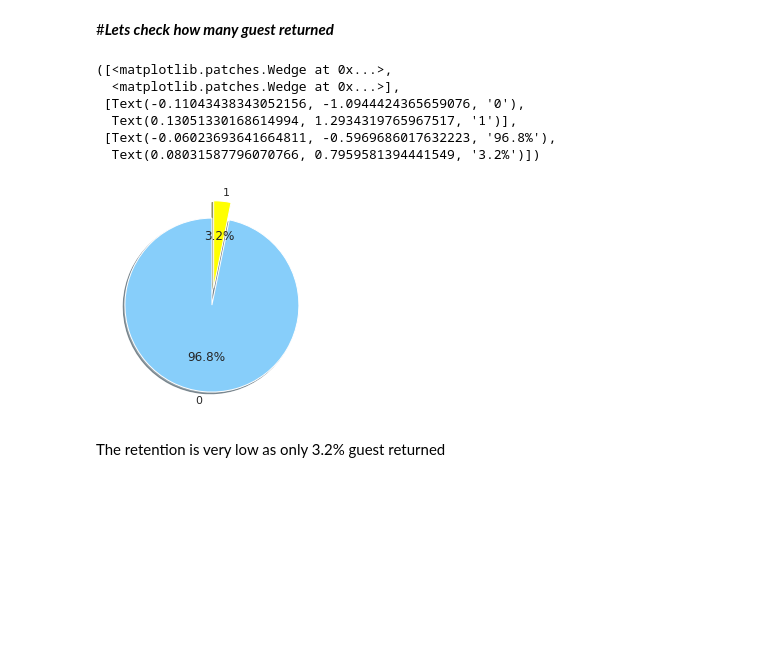
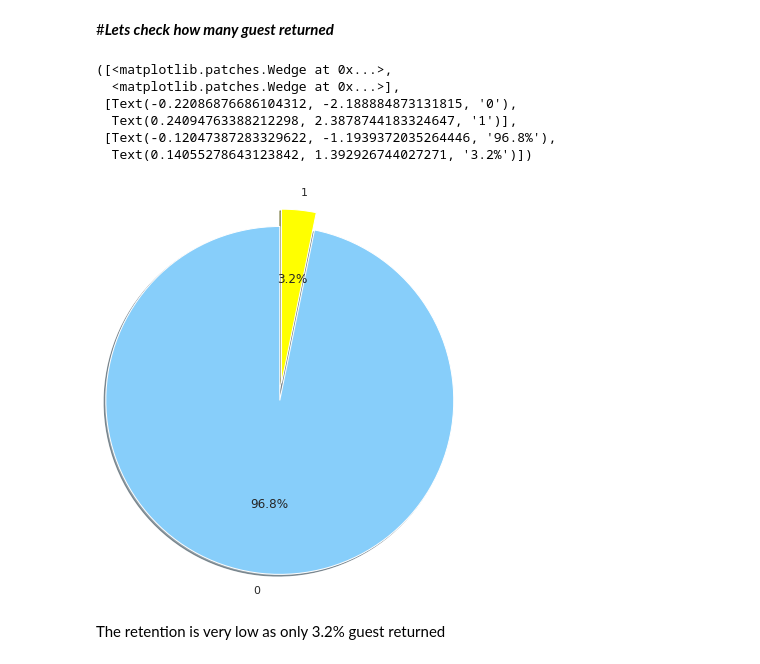
Before and after one commit to SuvirKapse/Hotel-Booking-Analysis, a Jupyter notebook: Suvir_kapse_Hotel_Booking_Analysis_Capstone_Project.ipynb, the cells around one changed output. Drawn from its saved outputs; the diff is of its cells as text; code cells hidden in the pictures; blank space fills up the shorter version.

```diff
--- a/Suvir_kapse_Hotel_Booking_Analysis_Capstone_Project.ipynb
+++ b/Suvir_kapse_Hotel_Booking_Analysis_Capstone_Project.ipynb
@@ -309,19 +309,19 @@ From above comparisons majority of the distribution channels and market segments
 # %%
 c =hotel_df['is_repeated_guest'].value_counts()
 
 d = hotel_df['is_repeated_guest'].value_counts().index.tolist()
 
-plt.pie(c, explode =(0, 0.2),autopct='%1.1f%%',startangle =90,shadow=True,radius = 1.0,
+plt.pie(c, explode =(0, 0.2),autopct='%1.1f%%',startangle =90,shadow=True,radius = 2.0,
         labels=d,
         colors=['lightskyblue','yellow'])
 # %% [output]
 ([<matplotlib.patches.Wedge at 0x...>,
   <matplotlib.patches.Wedge at 0x...>],
- [Text(-0.11043438343052156, -1.0944424365659076, '0'),
-  Text(0.13051330168614994, 1.2934319765967517, '1')],
- [Text(-0.06023693641664811, -0.5969686017632223, '96.8%'),
-  Text(0.08031587796070766, 0.7959581394441549, '3.2%')])
+ [Text(-0.22086876686104312, -2.188884873131815, '0'),
+  Text(0.24094763388212298, 2.3878744183324647, '1')],
+ [Text(-0.12047387283329622, -1.1939372035264446, '96.8%'),
+  Text(0.14055278643123842, 1.392926744027271, '3.2%')])
-[figure, old version]
+[figure, new version]
 # %% [markdown]
 The retention is very low as only 3.2% guest returned
 # %% [markdown]
```
Also changed, not shown: parts of 4 cells of this notebook.
